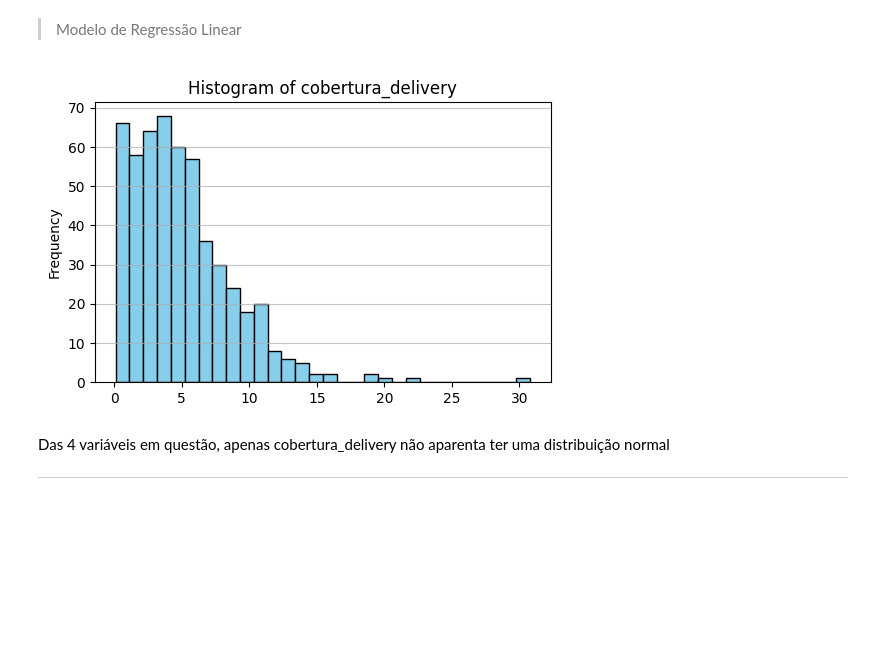
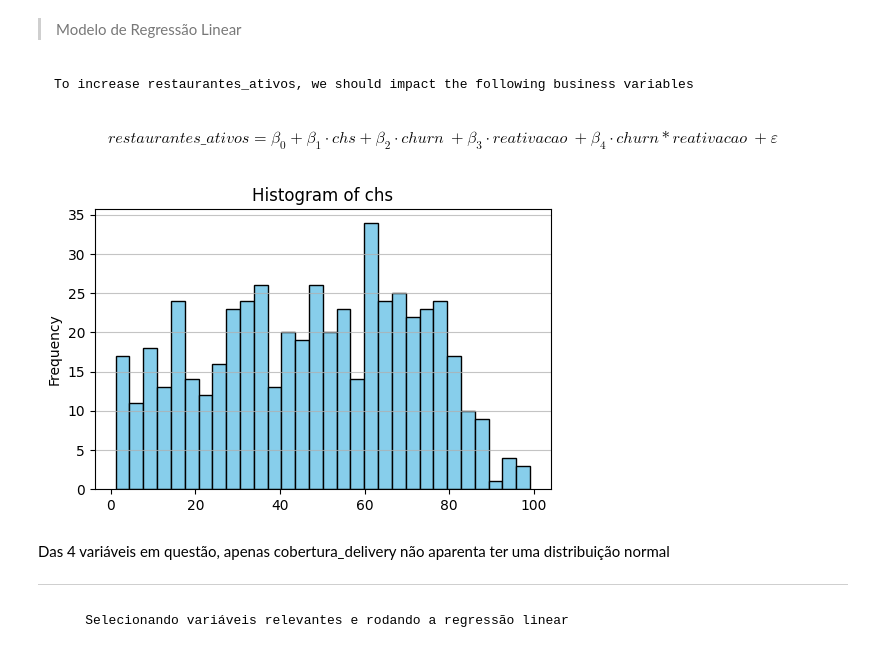
Before and after one commit to j4-metrics/Case-Ifood---Data-Analyst, a Jupyter notebook: PS_Ifood_Data_Analyst.ipynb, the cells around one changed output. Drawn from its saved outputs; the diff is of its cells as text; code cells hidden in the pictures; blank space fills up the shorter version.

```diff
--- a/PS_Ifood_Data_Analyst.ipynb
+++ b/PS_Ifood_Data_Analyst.ipynb
@@ -683,5 +638,11 @@ aggregation
 # %% [markdown]
 > Modelo de Regressão Linear
+# %% [markdown]
+    To increase restaurantes_ativos, we should impact the following business variables
+# %% [markdown]
+$$
+restaurantes\_ativos = \beta_0 + \beta_1 \cdot chs + \beta_2 \cdot churn\ + \beta_3 \cdot reativacao\ + \beta_4 \cdot churn*reativacao\ + \varepsilon
+$$
 # %%
 import pandas as pd
 import statsmodels.api as sm
@@ -696,9 +649,11 @@ independent_vars = ['cobertura_delivery', 'churn', 'reativacao']
 # %%
 # Change the x parameter to see the distributin for other variables
-mf.plot_hist(df=df_median, x='cobertura_delivery')
+mf.plot_hist(df=df_median, x='chs')
 # %% [output]
-[figure, old version]
+[figure, new version]
 # %% [markdown]
 Das 4 variáveis em questão, apenas cobertura_delivery não aparenta ter uma distribuição normal
 ___
+# %% [markdown]
+        Selecionando variáveis relevantes e rodando a regressão linear
 # %%
```
Also changed, not shown: parts of 39 cells of this notebook, 1 other file.
